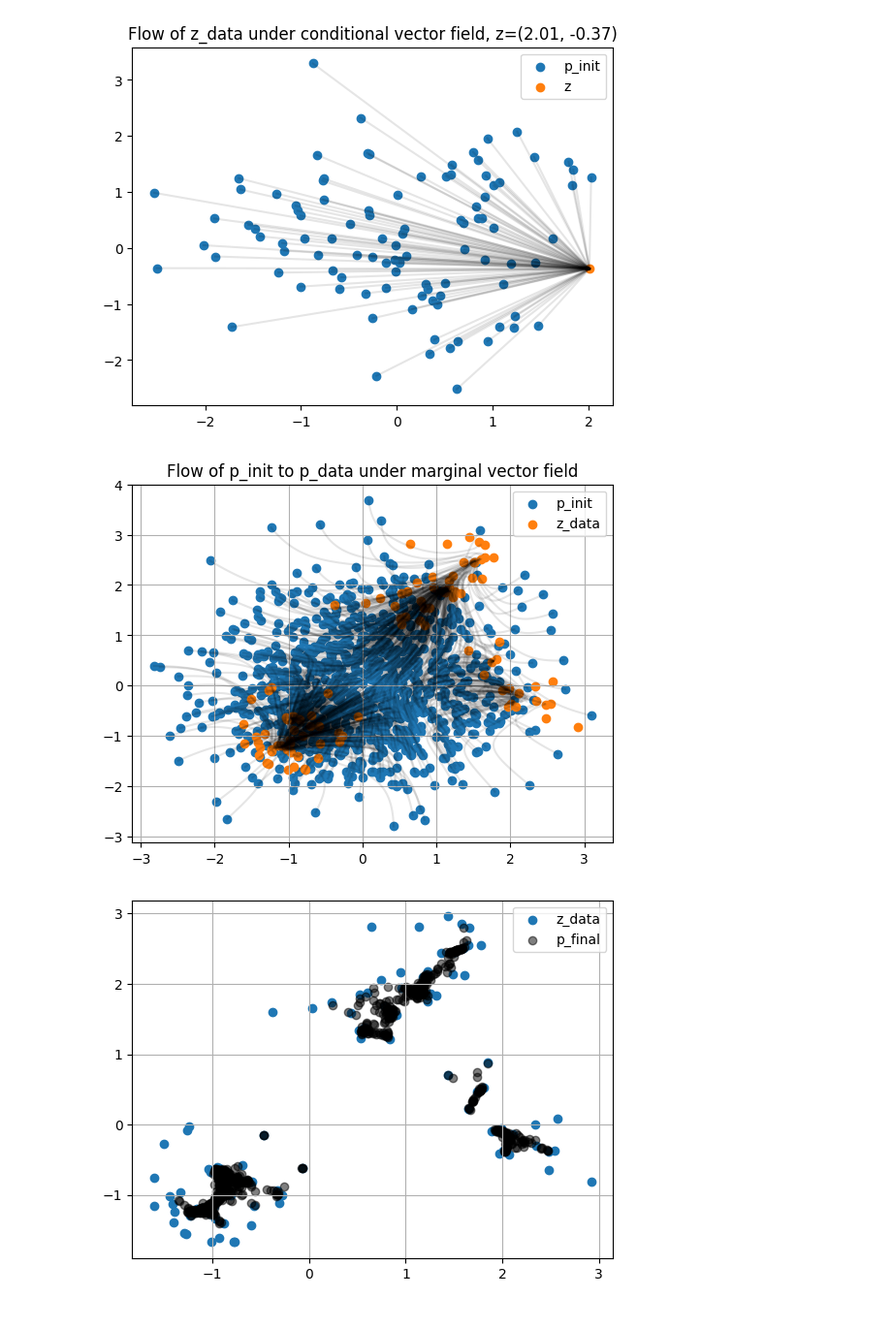
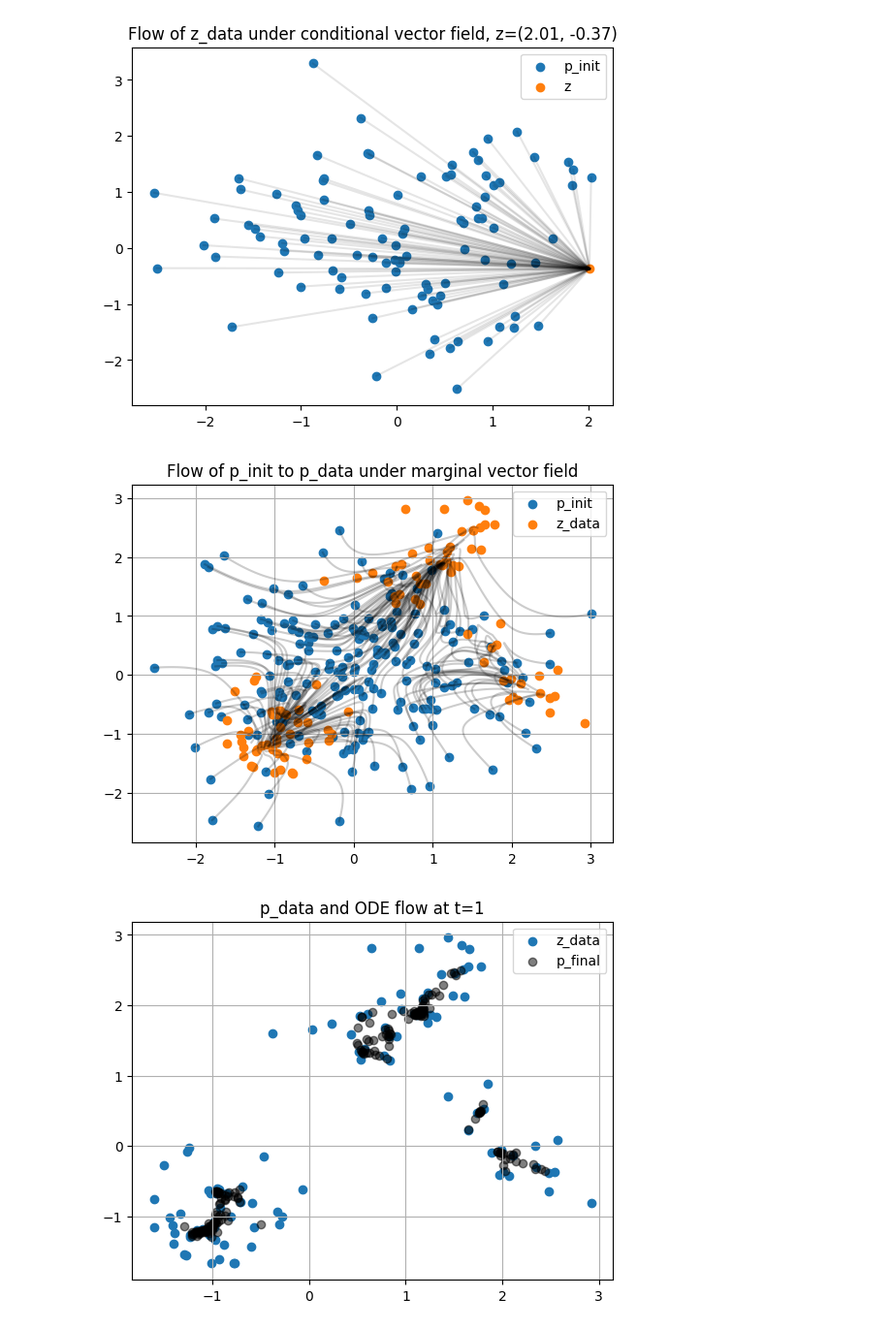
Before and after one commit to thelmn/quantfin_examples, a Jupyter notebook: flow-diffusion/flow-diffusion-ode-sde-intro.ipynb, the cells around one changed output. Shown at 97% size. Cells and saved outputs as stored; diff of their text form; code cells hidden in the pictures.

```diff
--- a/flow-diffusion/flow-diffusion-ode-sde-intro.ipynb
+++ b/flow-diffusion/flow-diffusion-ode-sde-intro.ipynb
@@ -235,18 +238,18 @@ plt.show()
 # %% [output]
 [figure]
 # %%
-def cond_prob_path(z, t):
+def cond_prob_path(z, t, x):
   t = jnp.clip(t, 0., 1.)
   a_t = t
   b_t = (1-t)
-  return lambda x: jax.scipy.stats.multivariate_normal.pdf(x, a_t*z, b_t*jnp.eye(2))
+  return jax.scipy.stats.multivariate_normal.pdf(x, a_t*z, b_t*jnp.eye(2))
 
-def cond_vec_field(z, t):
+def cond_vec_field(z, t, x):
   # for a Gaussian cond prob path
   t = jnp.clip(t, 0., 1.)
   a_t = t
   b_t = (1-t)
-  return lambda x: z + ((a_t*z - x)/b_t)
+  return z + ((a_t*z - x)/b_t)
 
 init_mu = jnp.array([0., 0.])
 init_cov = jnp.eye(2)
@@ -256,7 +259,7 @@ h = 1/n_steps
 ts = jnp.arange(0, 1+h, h)
 
 def euler_step(x, t, h, z):
-  x_th = x + h*cond_vec_field(z, t)(x)
+  x_th = x + h*cond_vec_field(z, t, x)
   return x_th, x_th
 
 def trajectory(x0, z):
@@ -285,12 +288,12 @@ plt.show()
 # %%
 # marginal prob under data distribution
 def marginal_prob_path(x, t, z_data):
-  return jnp.mean(jax.vmap(lambda z: cond_prob_path(z, t)(x), in_axes=0)(z_data), 0)
+  return jnp.mean(jax.vmap(lambda z: cond_prob_path(z, t, x), in_axes=0)(z_data), 0)
 
 def marginal_vec_field(x, t, z_data):
   p_t_x = marginal_prob_path(x, t, z_data)
   p_data_z = 1/z_data.shape[0]
-  return (p_data_z/p_t_x)*jnp.sum(jax.vmap(lambda z: cond_vec_field(z, t)(x) * cond_prob_path(z, t)(x), in_axes=0)(z_data), 0)
+  return (p_data_z/p_t_x)*jnp.sum(jax.vmap(lambda z: cond_vec_field(z, t, x) * cond_prob_path(z, t, x), in_axes=0)(z_data), 0)
 # %%
 n_steps = 100
 h = 1/n_steps
@@ -304,7 +307,7 @@ def euler_step(x, t, h, z_data):
 def trajectory(x0, z_data):
   return jax.lax.scan(lambda x, t: euler_step(x, t, h, z_data), x0, ts[:-1])[1]
 
-x0s = jax.random.multivariate_normal(rng_key, init_mu, init_cov, (1000,))
+x0s = jax.random.multivariate_normal(rng_key, init_mu, init_cov, (200,))
 
 #uniform grid btwn -2, 6
 # x0s = jnp.array([[i, j] for i in jnp.linspace(-2, 6, 10) for j in jnp.linspace(-2, 6, 10)])
@@ -313,21 +316,23 @@ flow = jax.vmap(trajectory, in_axes=(0, None))(x0s, z_data)
 flow = jnp.concatenate([x0s[:, None], flow], 1)
 
 plt.scatter(x0s[:, 0], x0s[:, 1], label='p_init')
-plt.plot(flow[:, :, 0].T, flow[:, :, 1].T, color='black', alpha=0.1)
+plt.plot(flow[:, :, 0].T, flow[:, :, 1].T, color='black', alpha=0.2)
 plt.scatter(z_data[:, 0], z_data[:, 1], label='z_data')
 plt.legend()
 plt.grid()
 plt.title('Flow of p_init to p_data under marginal vector field')
 plt.show()
 # %% [output]
-[figure, old version]
+[figure, new version]
 # %%
 plt.scatter(z_data[:, 0], z_data[:, 1], label='z_data')
 plt.scatter(flow[:, -1, 0].T, flow[:, -1, 1].T, color='black', alpha=0.5, label='p_final')
 
 plt.legend()
 plt.grid()
+
+plt.title('p_data and ODE flow at t=1')
 plt.show()
 # %% [output]
-[figure, old version]
+[figure, new version]
 # %% [markdown]
```
Also changed, not shown: parts of 6 cells of this notebook, 1 other file.
